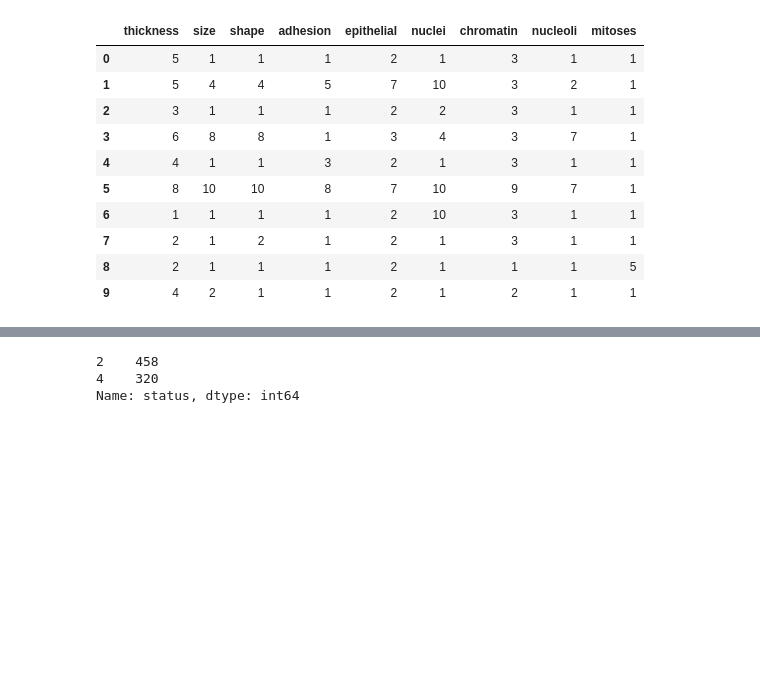
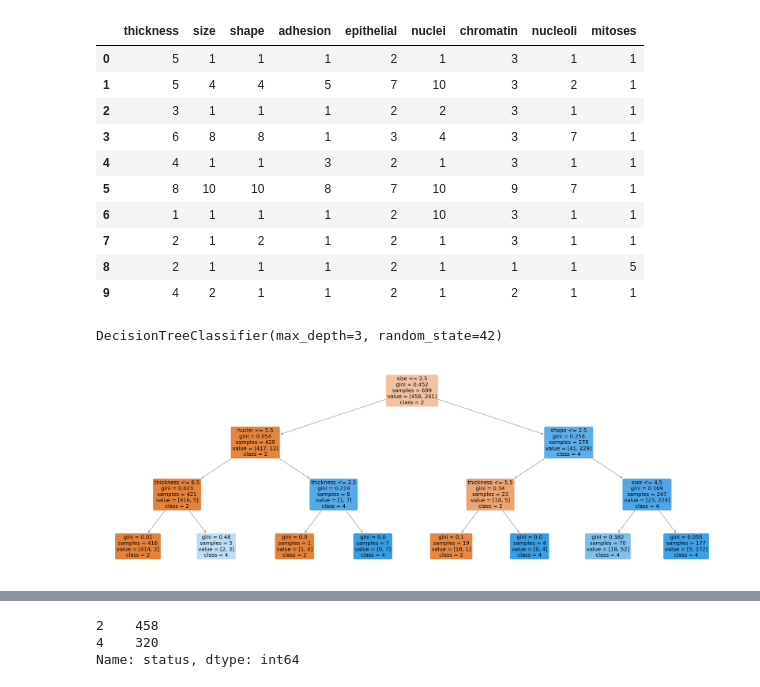
Before and after one commit to KrzysiekJa/knn-on-health, a Jupyter notebook: knn on breast cancer/knn.ipynb, the cells around one changed output, grey strips where cells are left out. Saved outputs shown, nothing was run; the diff lists cells and outputs as text; code cells hidden in the pictures; blank space fills up the shorter version.

Commit message:
Added classification reposrt and decision tree to knn.ipynb

```diff
--- a/knn on breast cancer/knn.ipynb
+++ b/knn on breast cancer/knn.ipynb
@@ -8,8 +7,8 @@ from imblearn.over_sampling import BorderlineSMOTE
 matplotlib.style.use('ggplot')
 # %%
 # loading csv file
-df = pd.read_csv('../datasets/breast-cancer-wisconsin.data', names=['sample', 'thickness', 'size', 'shape', 'adhesion', 'epithelial', 'nuclei', 'chromatin', 'nucleoli', 'mitoses', 'status'], na_values='?')
-
+names=['sample', 'thickness', 'size', 'shape', 'adhesion', 'epithelial', 'nuclei', 'chromatin', 'nucleoli', 'mitoses', 'status']
+df = pd.read_csv('../datasets/breast-cancer-wisconsin.data', names=names, na_values='?')
 print(df.isnull().sum())
 df.head(15)
 # %% [output]
@@ -126,0 +129,14 @@ dtype: object
+# %%
+tree_clf = DecisionTreeClassifier(max_depth=3, random_state=42)
+tree_clf.fit(X, y)
+# %% [output]
+DecisionTreeClassifier(max_depth=3, random_state=42)
+# %%
+names.remove('status'); names.remove('sample')
+plt.figure(figsize=(30,10))
+plot_tree = plot_tree(tree_clf, feature_names=names,
+                      class_names=[ str(i) for i in y.unique().tolist() ],
+                      rounded=True, filled=True, fontsize=14)
+plt.show()
+# %% [output]
+[figure, added]
```
Also changed, not shown: parts of 9 cells of this notebook.
